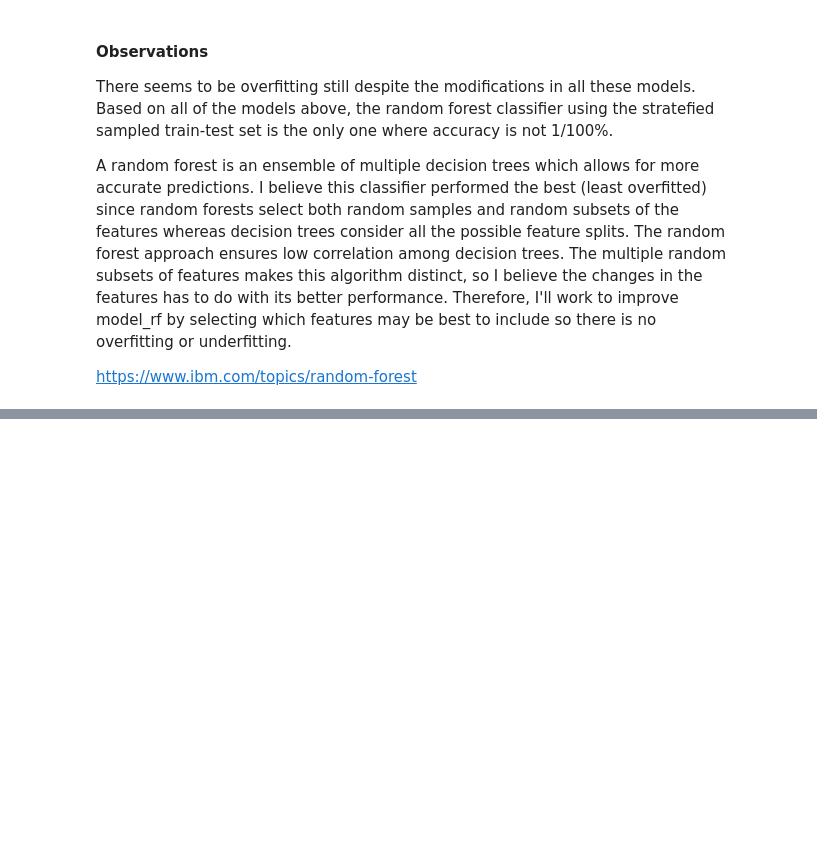
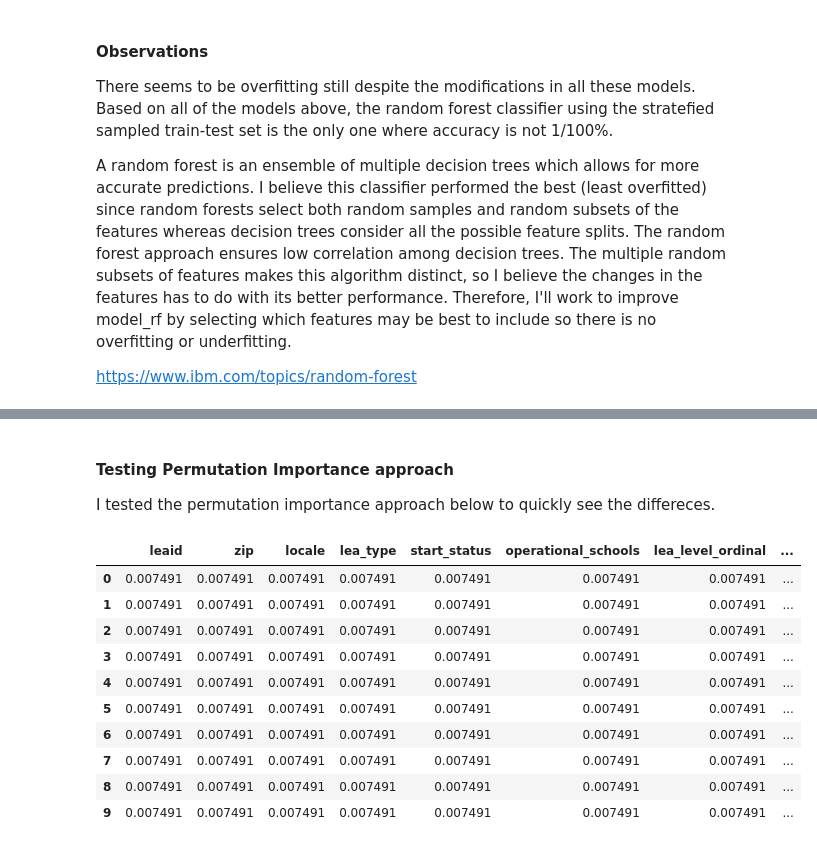
Before and after one commit to emilyslopez/datasci_practice_projects, a Jupyter notebook: predictive_modeling/LEA_predictive_modeling.ipynb, the cells around one changed output, grey strips where cells are left out. Saved outputs shown, nothing was run; the diff lists cells and outputs as text; code cells hidden in the pictures; blank space fills up the shorter version.

Commit message:
need to start on feature selection

```diff
--- a/predictive_modeling/LEA_predictive_modeling.ipynb
+++ b/predictive_modeling/LEA_predictive_modeling.ipynb
@@ -1000,0 +1011,36 @@ from sklearn.utils.class_weight import compute_class_weight
+# %% [markdown]
+#### Testing Permutation Importance approach
+
+I tested the permutation importance approach below to quickly see the differeces.
+# %%
+from sklearn.inspection import permutation_importance
+
+# Compute permutation importance for feature evaluation on the test set
+result = permutation_importance(
+    model_rf, testX, testy, n_repeats=10, random_state=11, n_jobs=-1, max_samples=0.5
+)
+
+# Look at the results which are contained within a dictionary:
+# Mean of feature importance over n_repeats, Standard deviation over n_repeats,
+# Raw permutation importance scores.
+sorted_importances_idx = result.importances_mean.argsort()
+importances = pd.DataFrame(
+    result.importances[sorted_importances_idx].T,
+    columns=x.columns[sorted_importances_idx],
+)
+
+# Dataframe with the mean of feature importance over n_repeats(5)
+# importances
+importances
+# %% [output]
+|  | leaid | zip | locale | lea_type | start_status | operational_schools | lea_level_ordinal | ... |
+| 0 | 0.007491 | 0.007491 | 0.007491 | 0.007491 | 0.007491 | 0.007491 | 0.007491 | ... |
+| 1 | 0.007491 | 0.007491 | 0.007491 | 0.007491 | 0.007491 | 0.007491 | 0.007491 | ... |
+| 2 | 0.007491 | 0.007491 | 0.007491 | 0.007491 | 0.007491 | 0.007491 | 0.007491 | ... |
+| 3 | 0.007491 | 0.007491 | 0.007491 | 0.007491 | 0.007491 | 0.007491 | 0.007491 | ... |
+| 4 | 0.007491 | 0.007491 | 0.007491 | 0.007491 | 0.007491 | 0.007491 | 0.007491 | ... |
+| 5 | 0.007491 | 0.007491 | 0.007491 | 0.007491 | 0.007491 | 0.007491 | 0.007491 | ... |
+| 6 | 0.007491 | 0.007491 | 0.007491 | 0.007491 | 0.007491 | 0.007491 | 0.007491 | ... |
+| 7 | 0.007491 | 0.007491 | 0.007491 | 0.007491 | 0.007491 | 0.007491 | 0.007491 | ... |
+| 8 | 0.007491 | 0.007491 | 0.007491 | 0.007491 | 0.007491 | 0.007491 | 0.007491 | ... |
+| 9 | 0.007491 | 0.007491 | 0.007491 | 0.007491 | 0.007491 | 0.007491 | 0.007491 | ... |
```
Also changed, not shown: parts of 13 cells of this notebook.
